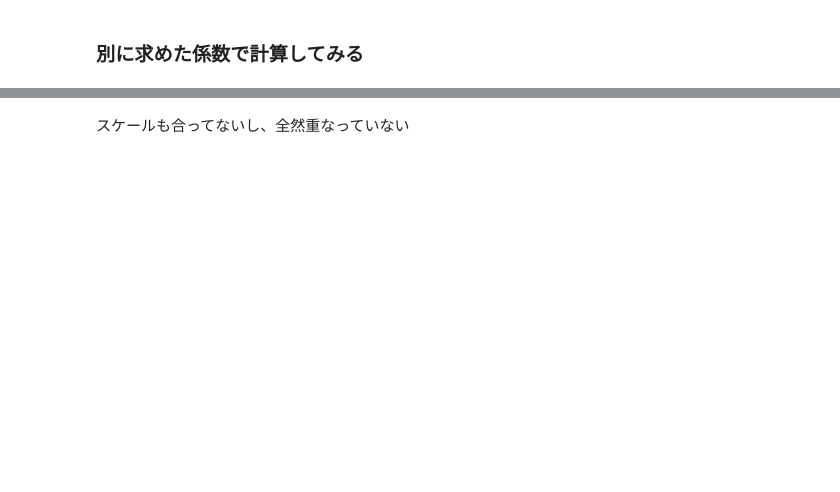
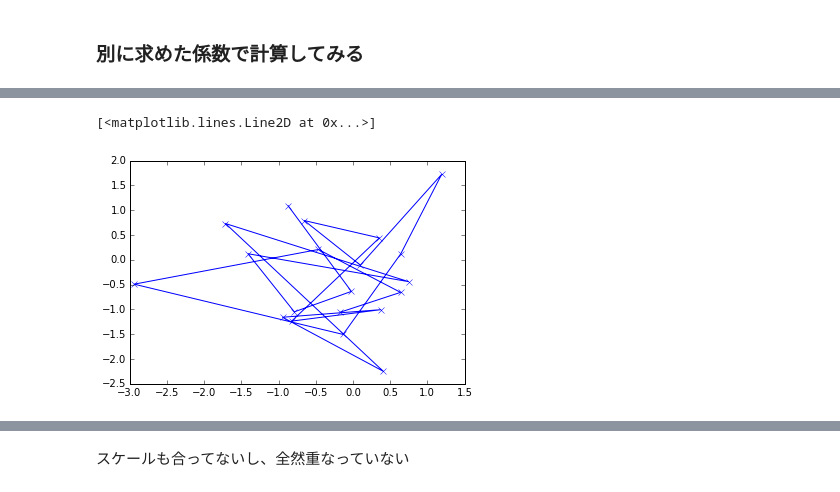
Before and after one commit to rupy/multimodal_learning, a Jupyter notebook: notebooks/cca.ipynb, the cells around one changed output, grey strips where cells are left out. Saved outputs shown, nothing was run; the diff lists cells and outputs as text; code cells hidden in the pictures; blank space fills up the shorter version.

```diff
--- a/notebooks/cca.ipynb
+++ b/notebooks/cca.ipynb
@@ -408,0 +417,5 @@ plt.plot(y_projected_2[:,0], y_projected_2[:,1], 'ob')
+# %%
+plt.plot(x_projected_2[:,0], x_projected[:,1], 'xb-')
+# %% [output]
+[<matplotlib.lines.Line2D at 0x...>]
+[figure, added]
```
Also changed, not shown: parts of 21 cells of this notebook.
